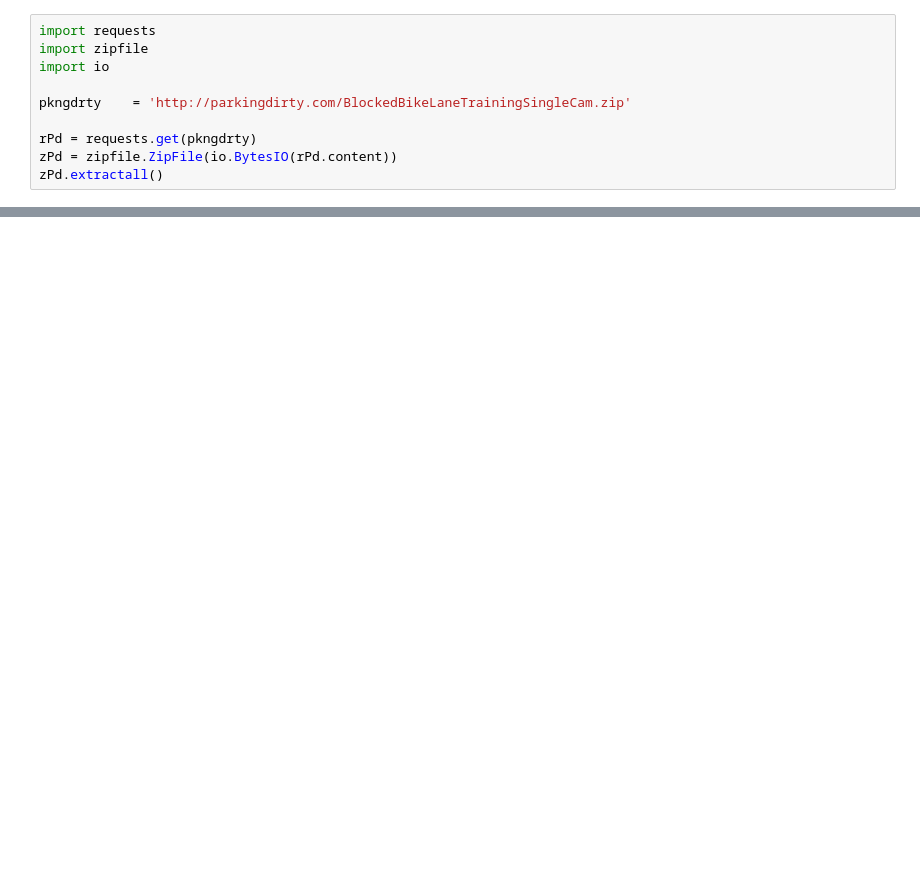
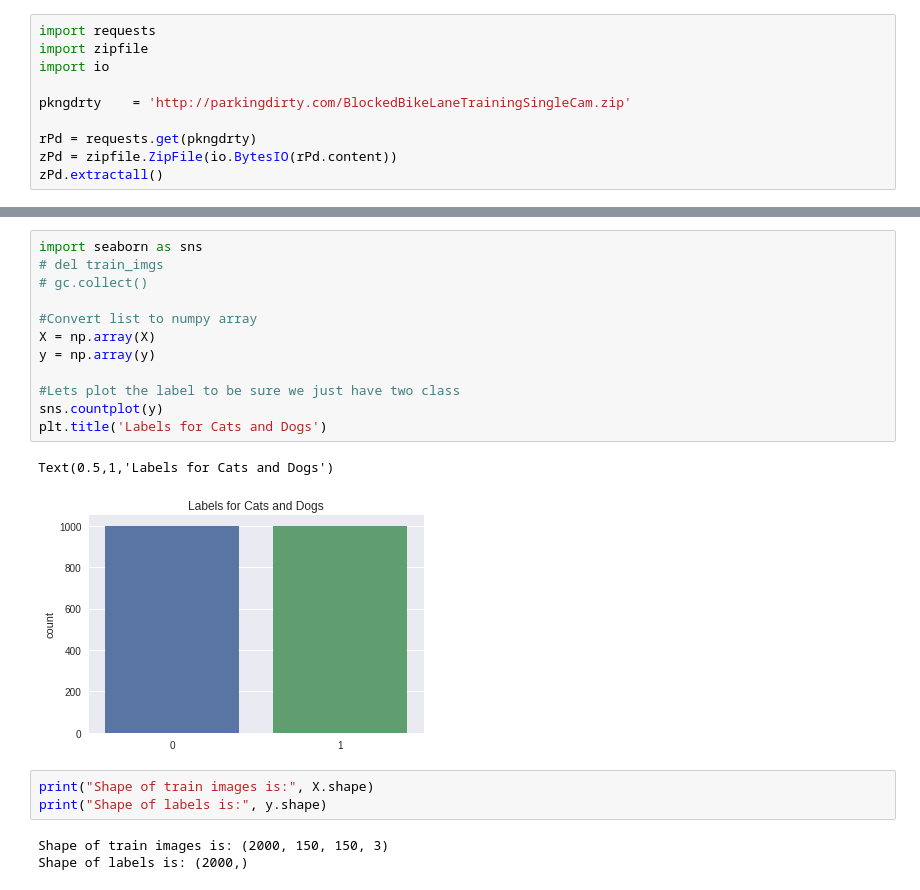
Before and after one commit to bfraiche/parkingdirty, a Jupyter notebook: parking_dirty.ipynb, the cells around one changed output, grey strips where cells are left out. Saved outputs shown, nothing was run; the diff lists cells and outputs as text; blank space fills up the shorter version.

```diff
--- a/parking_dirty.ipynb
+++ b/parking_dirty.ipynb
@@ -45,0 +119,21 @@ globals()
+# %%
+import seaborn as sns
+# del train_imgs
+# gc.collect()
+
+#Convert list to numpy array
+X = np.array(X)
+y = np.array(y)
+
+#Lets plot the label to be sure we just have two class
+sns.countplot(y)
+plt.title('Labels for Cats and Dogs')
+# %% [output]
+Text(0.5,1,'Labels for Cats and Dogs')
+[figure, added]
+# %%
+print("Shape of train images is:", X.shape)
+print("Shape of labels is:", y.shape)
+# %% [output]
+Shape of train images is: (2000, 150, 150, 3)
+Shape of labels is: (2000,)
```
Also changed, not shown: parts of 26 cells of this notebook.
